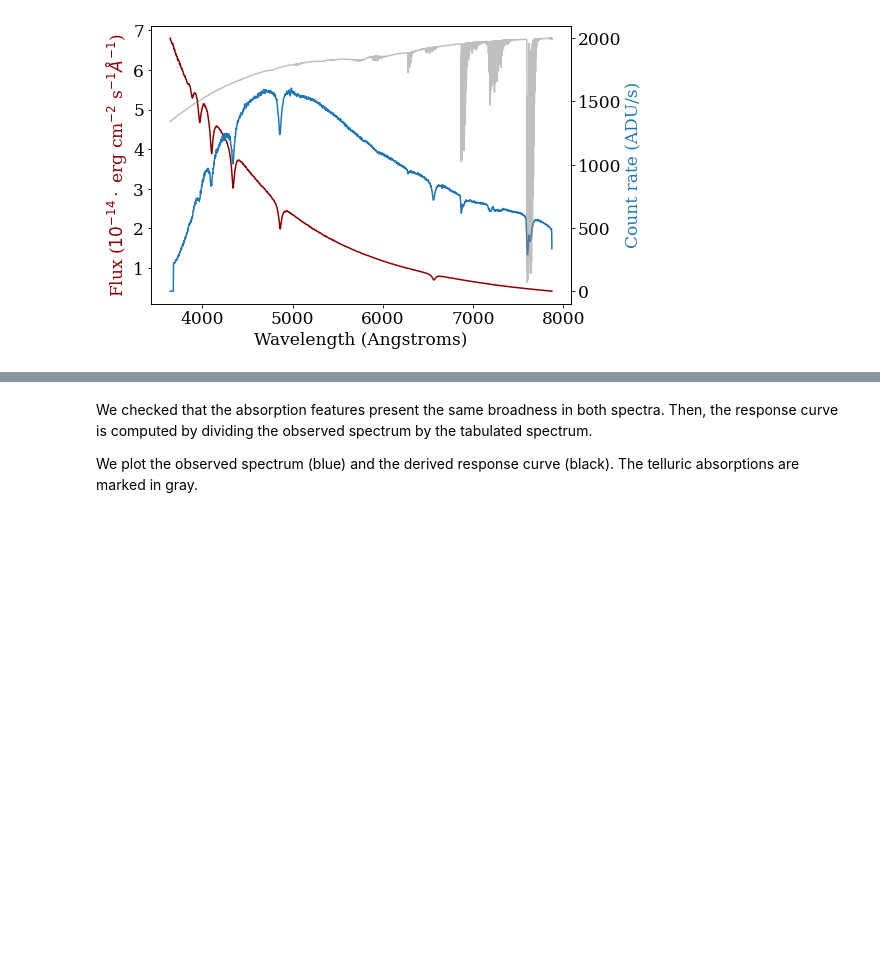
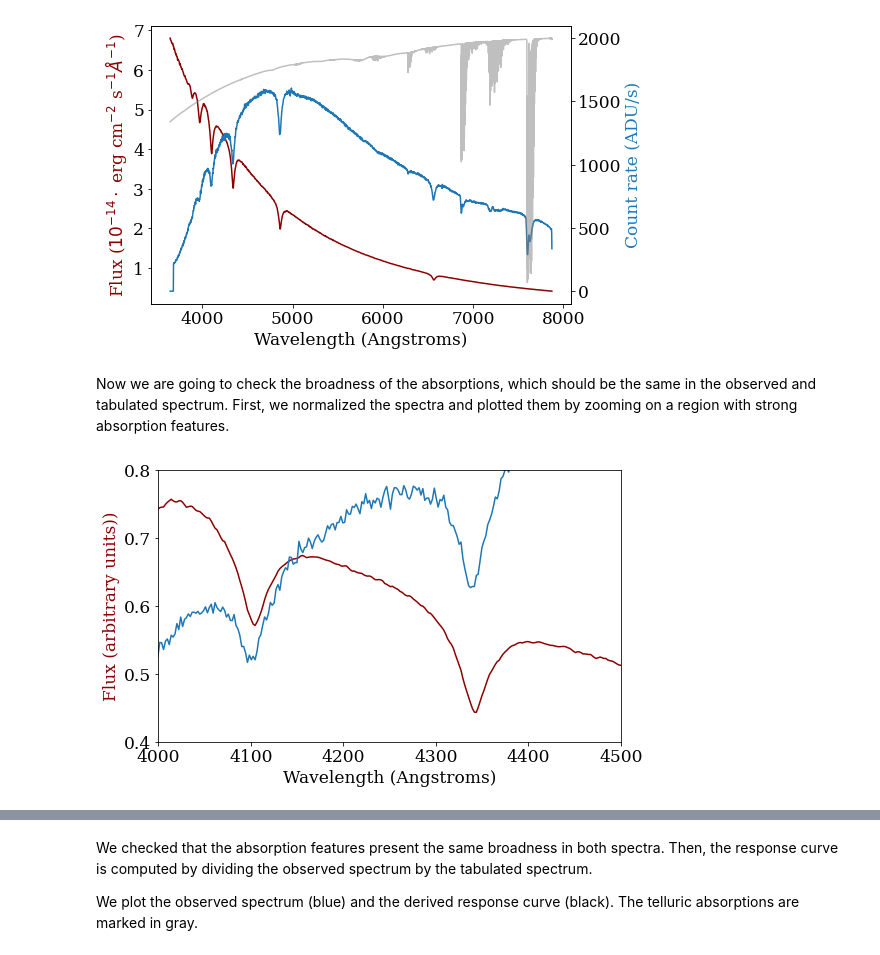
Before and after one commit to criscabe/OSIRIS, a Jupyter notebook: code/1_Response_curve_OSIRIS.ipynb, the cells around one changed output, grey strips where cells are left out. Cells and saved outputs as stored; diff of their text form; code cells hidden in the pictures; blank space fills up the shorter version.

```diff
--- a/code/1_Response_curve_OSIRIS.ipynb
+++ b/code/1_Response_curve_OSIRIS.ipynb
@@ -154,3 +157,19 @@ ax2.plot(xtelluric, ytelluric, '-', color='gray', alpha=0.5)
 fig.tight_layout()
 # %% [output]
 [figure]
+# %% [markdown]
+Now we are going to check the broadness of the absorptions, which should be the same in the observed and tabulated spectrum. First, we normalized the spectra and plotted them by zooming on a region with strong absorption features.
+# %%
+flam_norm = flam / flam.max()
+sp_norm = sp / sp.max()
+
+fig, ax = plt.subplots(nrows=1, ncols=1, figsize=(8,5))
+ax.plot(wave, flam_norm, color='darkred')
+ax.set_xlabel('Wavelength (Angstroms)')
+ax.set_ylabel(r'Flux (arbitrary units))', color='darkred')
+ax.plot(wave, sp_norm, '-')
+ax.set_xlim(4000,4500)
+ax.set_ylim(0.4,0.8)
+fig.tight_layout()
+# %% [output]
+[figure, added]
```
Also changed, not shown: parts of 5 cells of this notebook.
